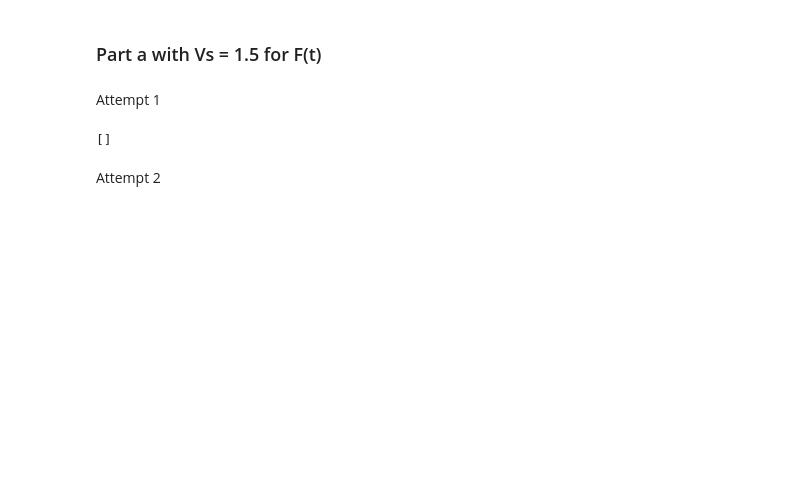
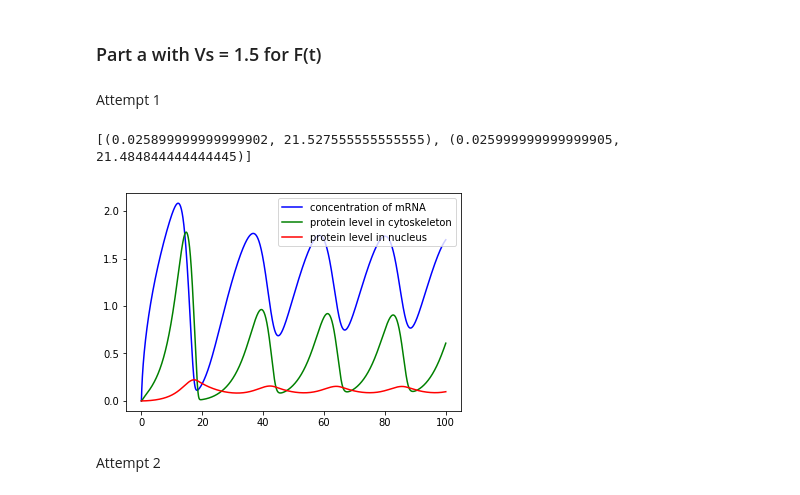
Before and after one commit to Icxa/LabTasks5-16March, a Jupyter notebook: Modeling and Simulation.ipynb, the cells around one changed output. Drawn from its saved outputs; the diff is of its cells as text; code cells hidden in the pictures; blank space fills up the shorter version.

```diff
--- a/Modeling and Simulation.ipynb
+++ b/Modeling and Simulation.ipynb
@@ -396,7 +398,8 @@ def findPeriod(minkin, maxkin,stepsize,state0):
         #print(differences)
         # Get the mean period
         meanP = np.average(differences)
-        if 21.49 < meanP < 21.51:
+        #print(meanP)
+        if 21.48 < meanP < 21.53:
             # Append a tuple of (kin, mean period)
             Ps.append((x,meanP))
     return Ps
@@ -408,22 +411,24 @@ state0 = [0, 0, 0]
 results = findPeriod(minkin, maxkin, stepsize, state0)
 print(results)
 # %% [output]
-[]
+[(0.025899999999999902, 21.527555555555555), (0.025999999999999905, 21.484844444444445)]
 # %%
 for result in results:
     kin = result[0]
     period = result[1]
     state0 = [0, 0, 0]
     h = 0.001
     starttime = 0.0
     endtime = 100
     t = np.arange(starttime, endtime, h)
-    state = odeint(Period, state0, time, args = (kin,))
+    state = odeint(Period, state0, t, args = (kin,))
     labels = ["concentration of mRNA", "protein level in cytoskeleton", "protein level in nucleus"]
-    plt.plot (time, state[:,0], 'b', time, state[:,1], 'g', state[:,2], 'r')
+    plt.plot (t, state[:,0], 'b', t, state[:,1], 'g', t, state[:,2], 'r')
     plt.legend(labels, loc='best')
     plt.show()
     break
+# %% [output]
+[figure, added]
 # %% [markdown]
 Attempt 2
 # %%
```
Also changed, not shown: parts of 17 cells of this notebook.
